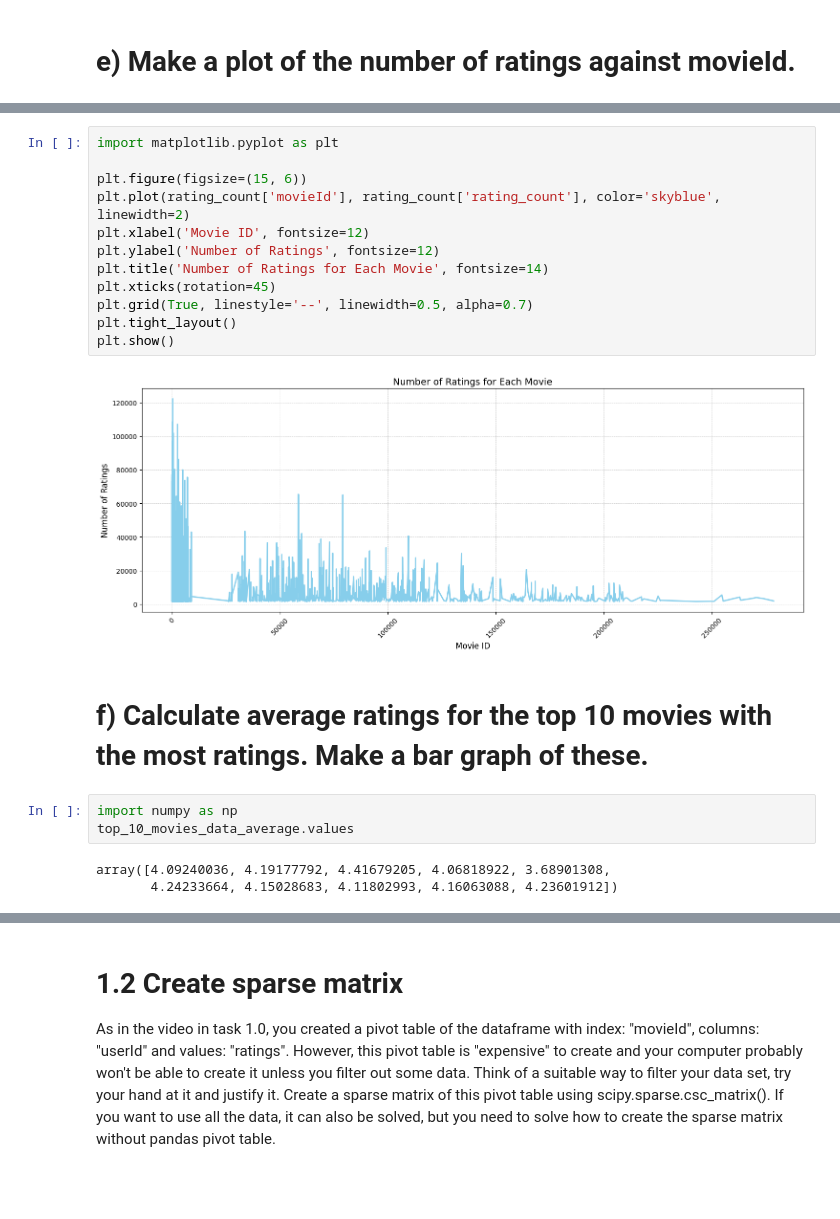
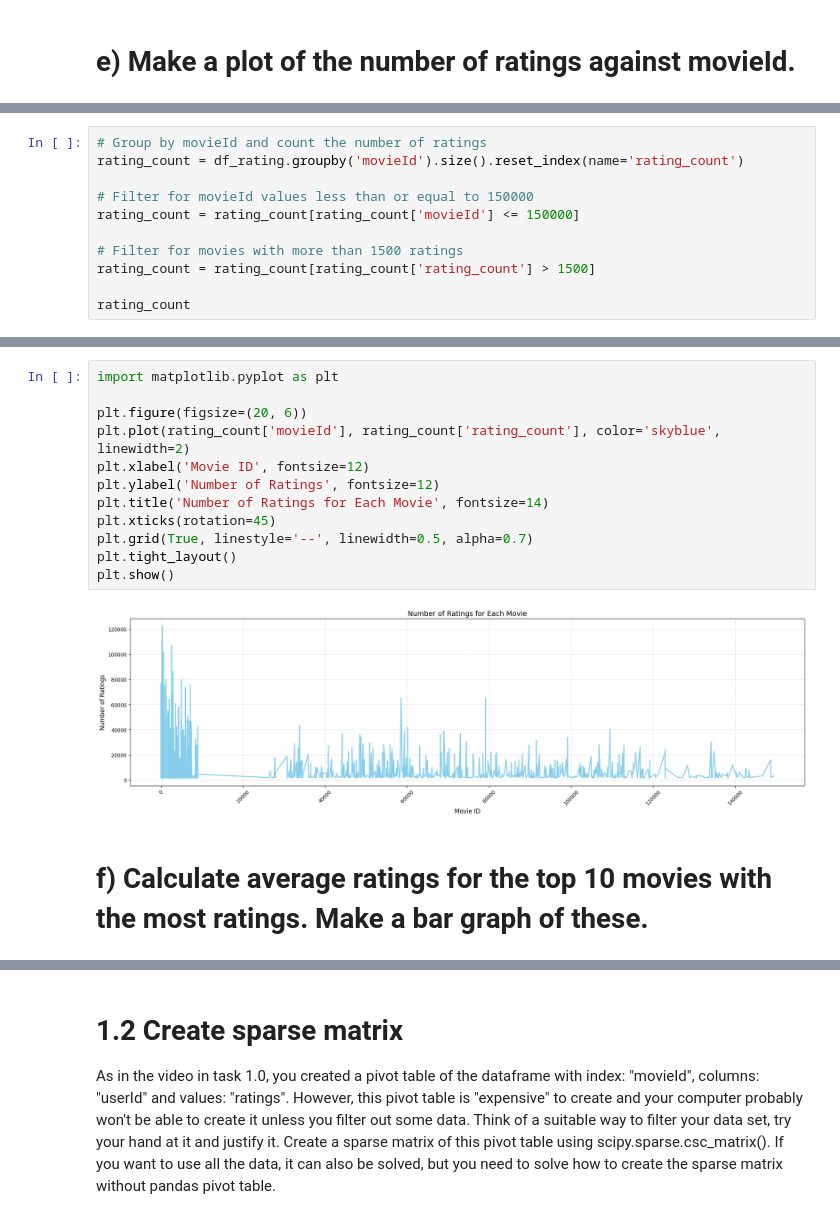
Before and after one commit to mosendamnit/AI-muhsin-OPA23, a Jupyter notebook: labs/lab_01.ipynb, the cells around one changed output, grey strips where cells are left out. Drawn from its saved outputs; the diff is of its cells as text; blank space fills up the shorter version.

```diff
--- a/labs/lab_01.ipynb
+++ b/labs/lab_01.ipynb
@@ -276,0 +289,11 @@ rating_count
+# %%
+# Group by movieId and count the number of ratings
+rating_count = df_rating.groupby('movieId').size().reset_index(name='rating_count')
+
+# Filter for movieId values less than or equal to 150000
+rating_count = rating_count[rating_count['movieId'] <= 150000]
+
+# Filter for movies with more than 1500 ratings
+rating_count = rating_count[rating_count['rating_count'] > 1500]
+
+rating_count
@@ -277,22 +314,16 @@ rating_count
 # %%
 import matplotlib.pyplot as plt
 
-plt.figure(figsize=(15, 6))
+plt.figure(figsize=(20, 6))
 plt.plot(rating_count['movieId'], rating_count['rating_count'], color='skyblue', linewidth=2)
 plt.xlabel('Movie ID', fontsize=12)
 plt.ylabel('Number of Ratings', fontsize=12)
 plt.title('Number of Ratings for Each Movie', fontsize=14)
 plt.xticks(rotation=45)
 plt.grid(True, linestyle='--', linewidth=0.5, alpha=0.7)
 plt.tight_layout()
 plt.show()
 # %% [output]
-[figure, old version]
+[figure, new version]
 # %% [markdown]
 # f) Calculate average ratings for the top 10 movies with the most ratings. Make a bar graph of these.
-# %%
-import numpy as np
-top_10_movies_data_average.values
-# %% [output]
-array([4.09240036, 4.19177792, 4.41679205, 4.06818922, 3.68901308,
-       4.24233664, 4.15028683, 4.11802993, 4.16063088, 4.23601912])
```
Also changed, not shown: parts of 24 cells of this notebook.
